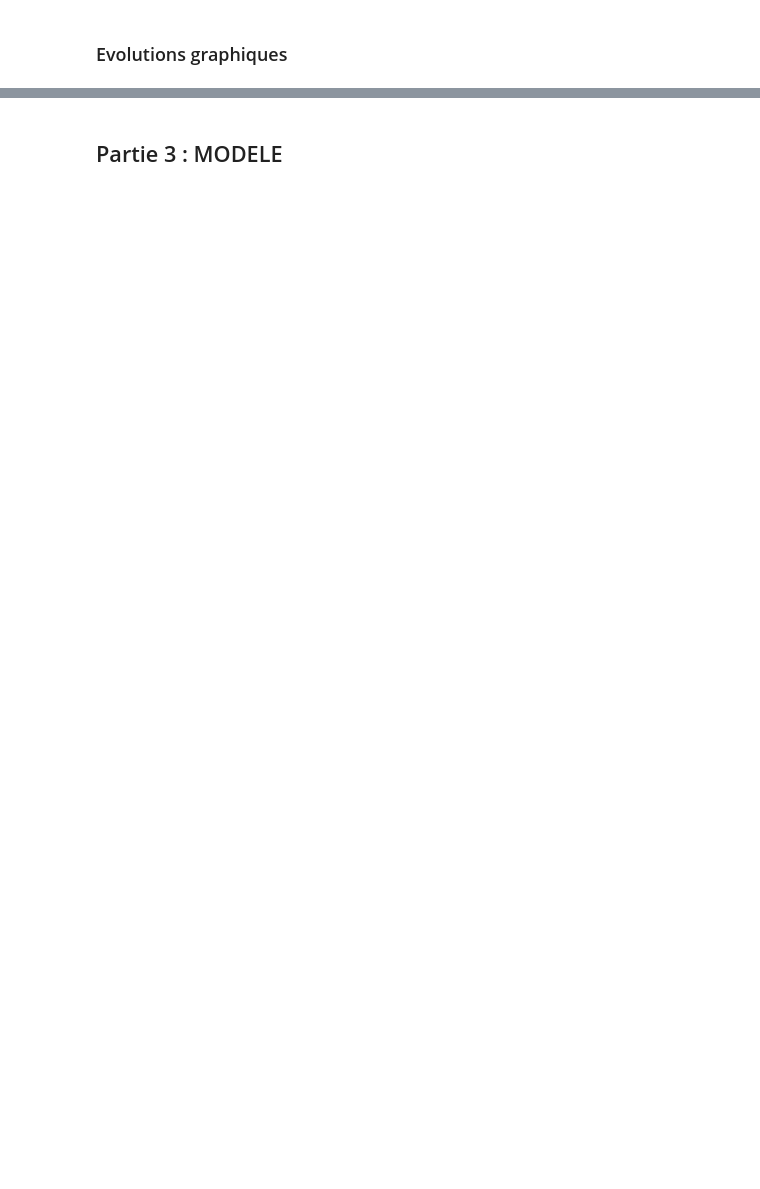
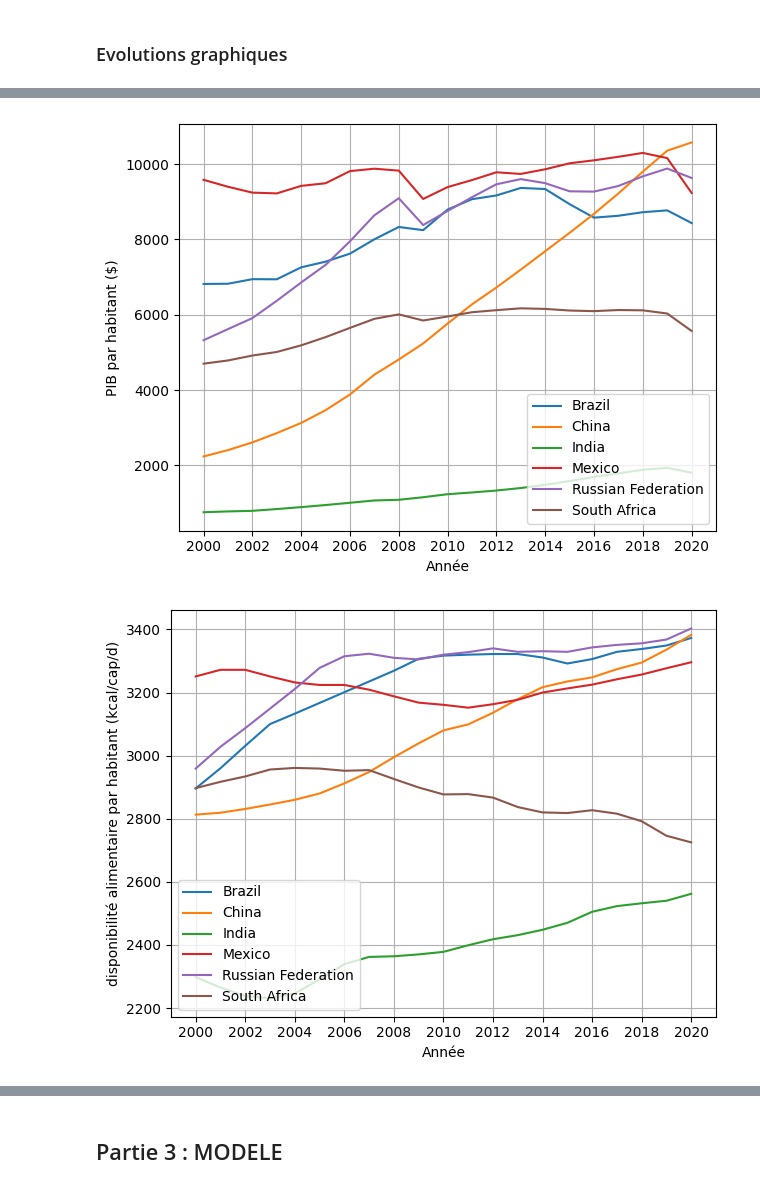
Before and after one commit to yczk9/projet_py4ds_Reis_Crapsky, a Jupyter notebook: Notebook_principal.ipynb, the cells around one changed output, grey strips where cells are left out. Cells and saved outputs as stored; diff of their text form; code cells hidden in the pictures; blank space fills up the shorter version.

```diff
--- a/Notebook_principal.ipynb
+++ b/Notebook_principal.ipynb
@@ -465,0 +417,13 @@ plt.show()
+# %%
+indicators = [
+    'PIB par habitant ($)',
+    'disponibilité alimentaire par habitant (kcal/cap/d)',
+    'disponibilité protéiques moyenne (g/cap/d)',
+    'suffisance des apports énergétiques alimentaires moyens (%)'
+            ]
+# %%
+for indicator in indicators :
+    graph_evol(data_BRICSAM_pivot, indicator)
+# %% [output]
+[figure, added]
+[figure, added]
```
Also changed, not shown: parts of 39 cells of this notebook, 2 other files.
